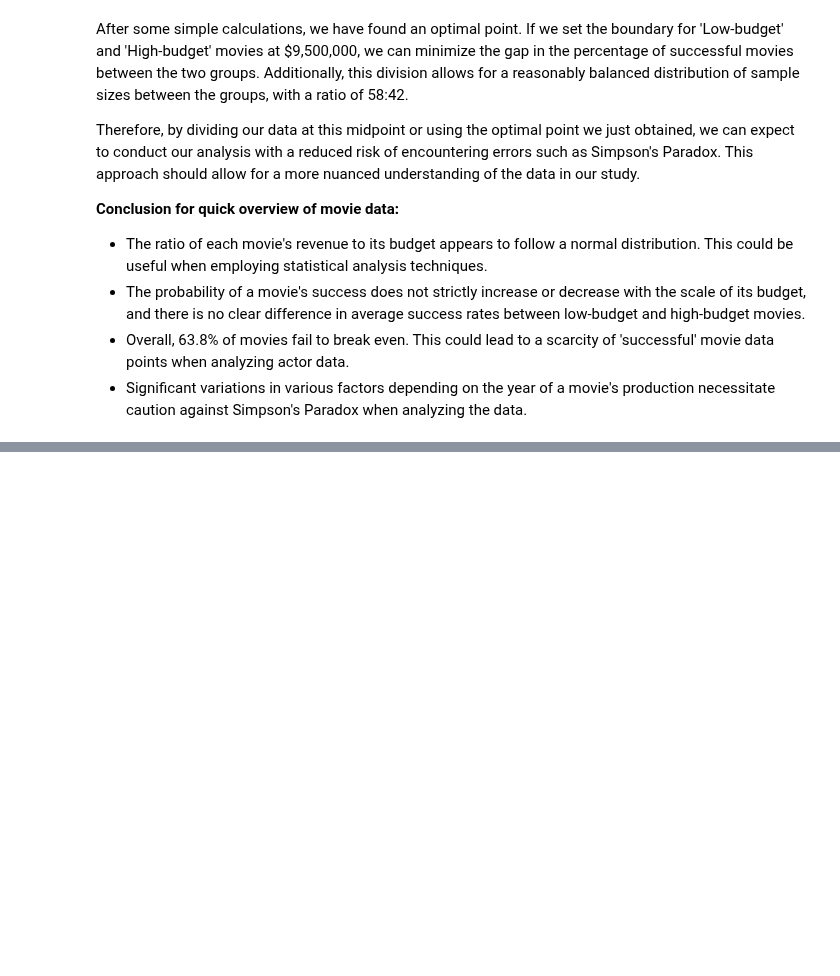
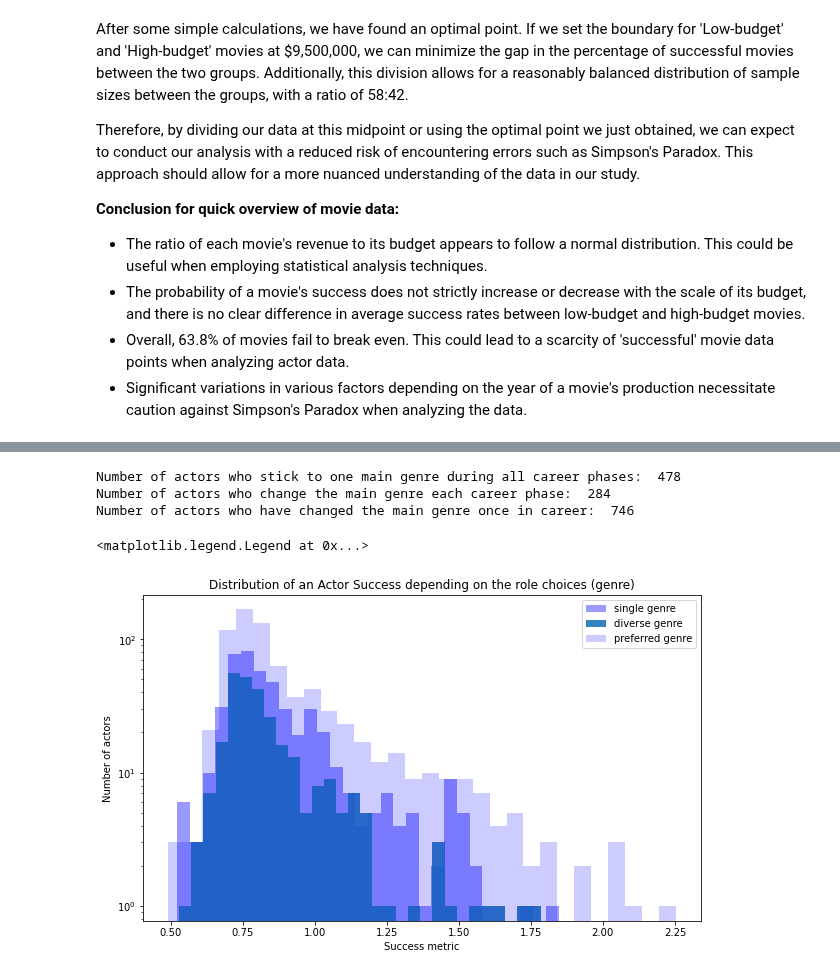
Before and after one commit to epfl-ada/ada-2023-project-cinemada, a Jupyter notebook: main.ipynb, the cells around one changed output, grey strips where cells are left out. Saved outputs shown, nothing was run; the diff lists cells and outputs as text; code cells hidden in the pictures; blank space fills up the shorter version.

```diff
--- a/main.ipynb
+++ b/main.ipynb
@@ -396,0 +475,14 @@ Therefore, by dividing our data at this midpoint or using the optimal point we j
+# %%
+# We continue for Middle-Career period
+df = df.dropna(subset=['main_genre_1']) # Remove actors who don't have film in Phase 2 of career (ie keep group 2 and 3)
+genre_mid_years= pd.get_dummies(df["main_genre_1"]) # ignore the Early-Career genre
+X_1= genre_mid_years
+y_1= df['success']
+model1= GradientBoostingRegressor()
+results_model1 = cross_validate(model1, X_1, y_1, cv=3, scoring=('r2', 'neg_mean_squared_error'))
+genre_early_years= pd.get_dummies(df["main_genre_0"])
+genre_early_mid_years = pd.concat([genre_early_years, genre_mid_years], axis=1) #add Early-Career genre
+X_2= genre_early_mid_years
+y_2= df['success']
+model2= GradientBoostingRegressor()
+results_model1 = cross_validate(model2, X_2, y_2, cv=3, scoring=('r2', 'neg_mean_squared_error'))
@@ -396,0 +502,12 @@ Therefore, by dividing our data at this midpoint or using the optimal point we j
+# %%
+# for this part of analysis we only consider the actors who have the full career path from Early to Late career
+df = df.dropna(subset=['main_genre_2']) # Remove actors who don't have film in Phase 3 of career
+# %%
+# actors who stick to one main genre during all career phases
+df["single_genre"] = ((df["main_genre_0"] == df["main_genre_1"]) & (df["main_genre_0"] == df["main_genre_2"])).astype(int)
+# actors who changes the main genre each career phase
+df["diverse_genre"] = ((df["main_genre_0"] != df["main_genre_1"]) & (df["main_genre_0"] != df["main_genre_2"]) & \
+                        (df["main_genre_1"] != df["main_genre_2"])).astype(int)
+# the rest of actors have a preferred genre for 2/3 career phases
+df["preferred_genre"] = 1 - df["single_genre"] - df["diverse_genre"]
+df.head()
@@ -396,0 +521,23 @@ Therefore, by dividing our data at this midpoint or using the optimal point we j
+# %%
+print("Number of actors who stick to one main genre during all career phases: ", df["single_genre"].sum())
+print("Number of actors who change the main genre each career phase: ", df["diverse_genre"].sum())
+print("Number of actors who have changed the main genre once in career: ", df["preferred_genre"].sum())
+# %% [output]
+Number of actors who stick to one main genre during all career phases:  478
+Number of actors who change the main genre each career phase:  284
+Number of actors who have changed the main genre once in career:  746
+# %%
+plt.figure(figsize=(10, 6))
+
+plt.hist(df["success"].where(df["single_genre"] == 1), bins=30, color='b', alpha=0.4, label='single genre')
+plt.hist(df["success"].where(df["diverse_genre"] == 1), bins=30, alpha=0.9, label='diverse genre')
+plt.hist(df["success"].where(df["preferred_genre"] == 1), bins=30, color='b', alpha=0.2, label='preferred genre')
+
+plt.xlabel('Success metric')
+plt.ylabel('Number of actors')
+plt.yscale('log')
+plt.title('Distribution of an Actor Success depending on the role choices (genre)')
+plt.legend()
+# %% [output]
+<matplotlib.legend.Legend at 0x...>
+[figure, added]
```
Also changed, not shown: parts of 16 cells of this notebook.
